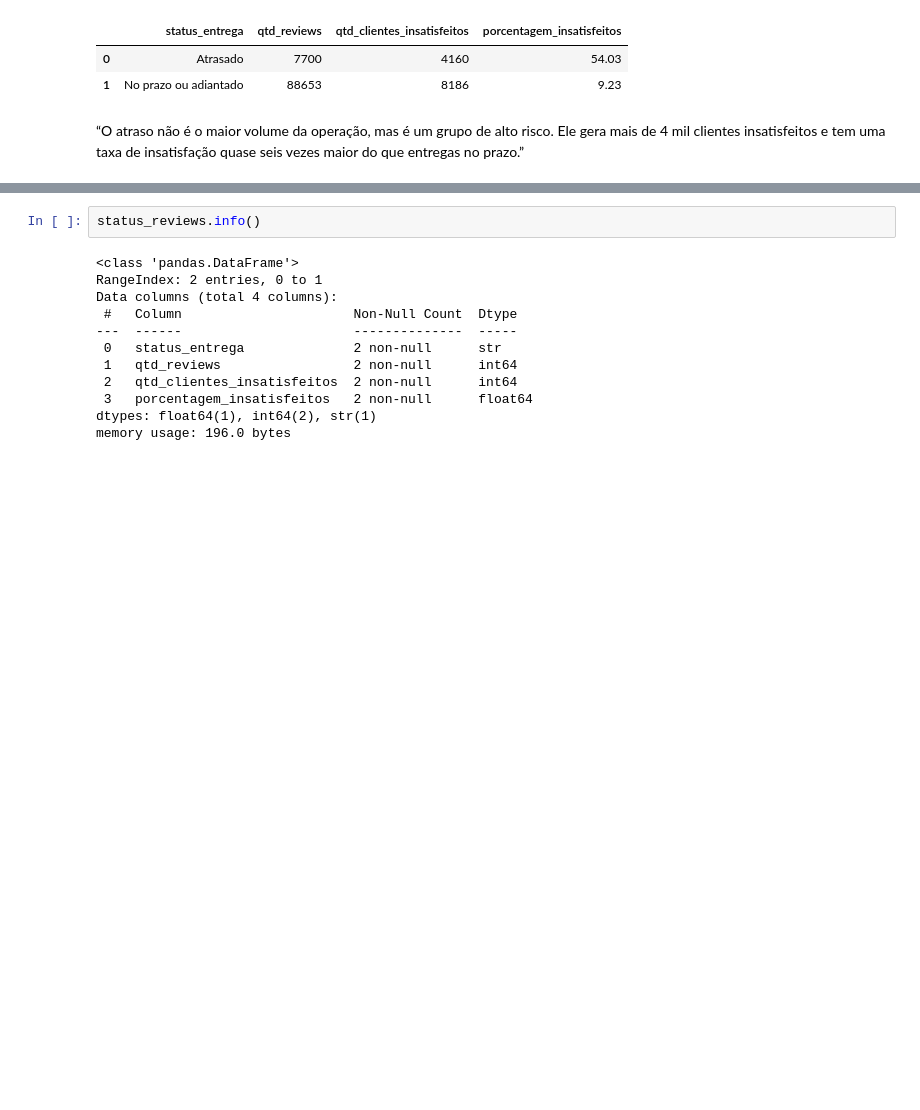
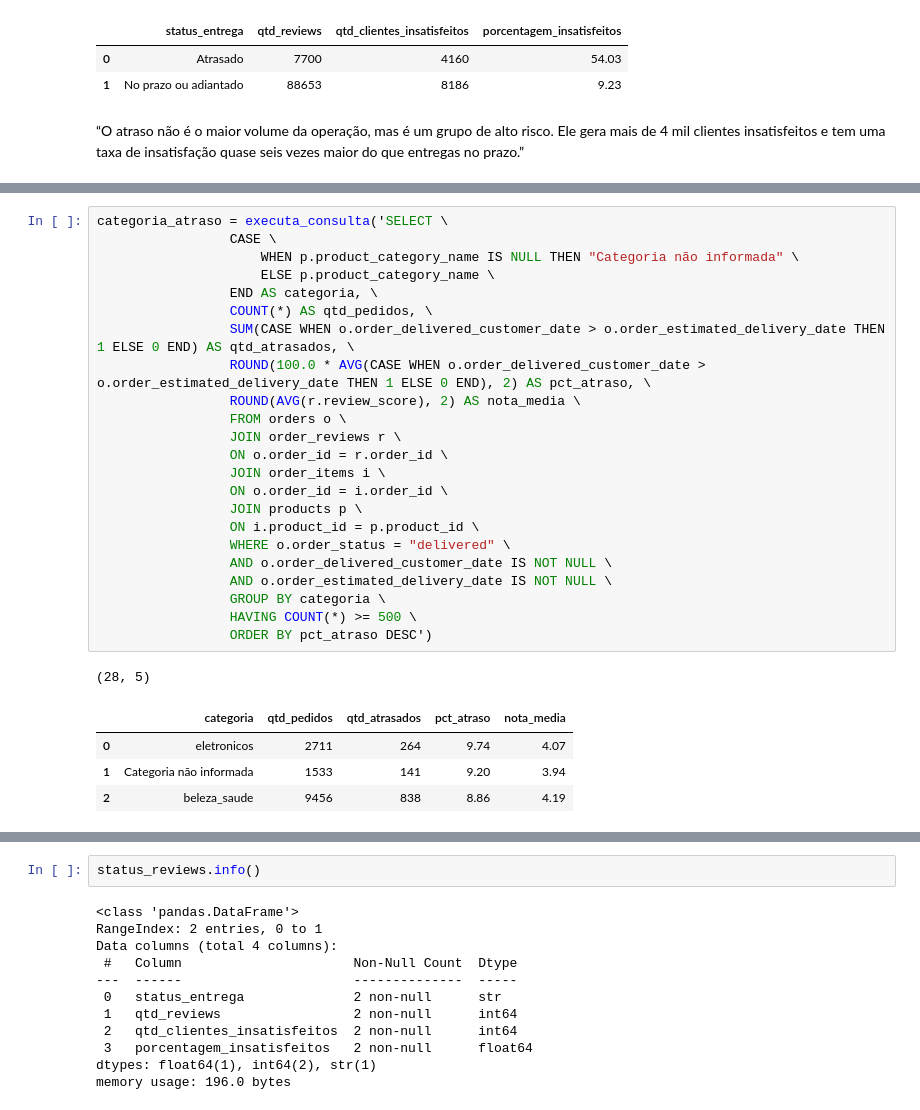
Before and after one commit to PauloViniciusR/SQL, a Jupyter notebook: Storytelling_sql/notebook/analise_base.ipynb, the cells around one changed output, grey strips where cells are left out. Cells and saved outputs as stored; diff of their text form; blank space fills up the shorter version.

```diff
--- a/Storytelling_sql/notebook/analise_base.ipynb
+++ b/Storytelling_sql/notebook/analise_base.ipynb
@@ -161,0 +210,29 @@ status_reviews = executa_consulta('SELECT CASE \
+# %%
+categoria_atraso = executa_consulta('SELECT \
+                 CASE \
+                     WHEN p.product_category_name IS NULL THEN "Categoria não informada" \
+                     ELSE p.product_category_name \
+                 END AS categoria, \
+                 COUNT(*) AS qtd_pedidos, \
+                 SUM(CASE WHEN o.order_delivered_customer_date > o.order_estimated_delivery_date THEN 1 ELSE 0 END) AS qtd_atrasados, \
+                 ROUND(100.0 * AVG(CASE WHEN o.order_delivered_customer_date > o.order_estimated_delivery_date THEN 1 ELSE 0 END), 2) AS pct_atraso, \
+                 ROUND(AVG(r.review_score), 2) AS nota_media \
+                 FROM orders o \
+                 JOIN order_reviews r \
+                 ON o.order_id = r.order_id \
+                 JOIN order_items i \
+                 ON o.order_id = i.order_id \
+                 JOIN products p \
+                 ON i.product_id = p.product_id \
+                 WHERE o.order_status = "delivered" \
+                 AND o.order_delivered_customer_date IS NOT NULL \
+                 AND o.order_estimated_delivery_date IS NOT NULL \
+                 GROUP BY categoria \
+                 HAVING COUNT(*) >= 500 \
+                 ORDER BY pct_atraso DESC')
+# %% [output]
+(28, 5)
+|  | categoria | qtd_pedidos | qtd_atrasados | pct_atraso | nota_media |
+| 0 | eletronicos | 2711 | 264 | 9.74 | 4.07 |
+| 1 | Categoria não informada | 1533 | 141 | 9.20 | 3.94 |
+| 2 | beleza_saude | 9456 | 838 | 8.86 | 4.19 |
```
Also changed, not shown: parts of 6 cells of this notebook.
